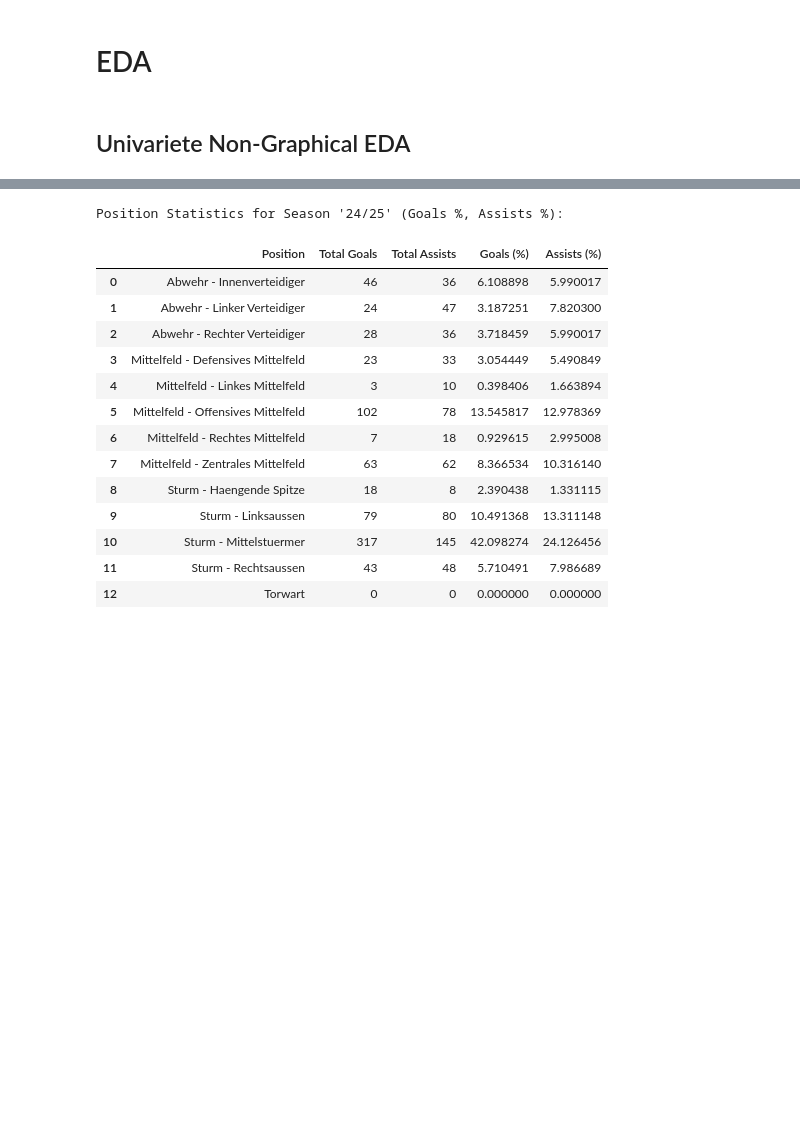
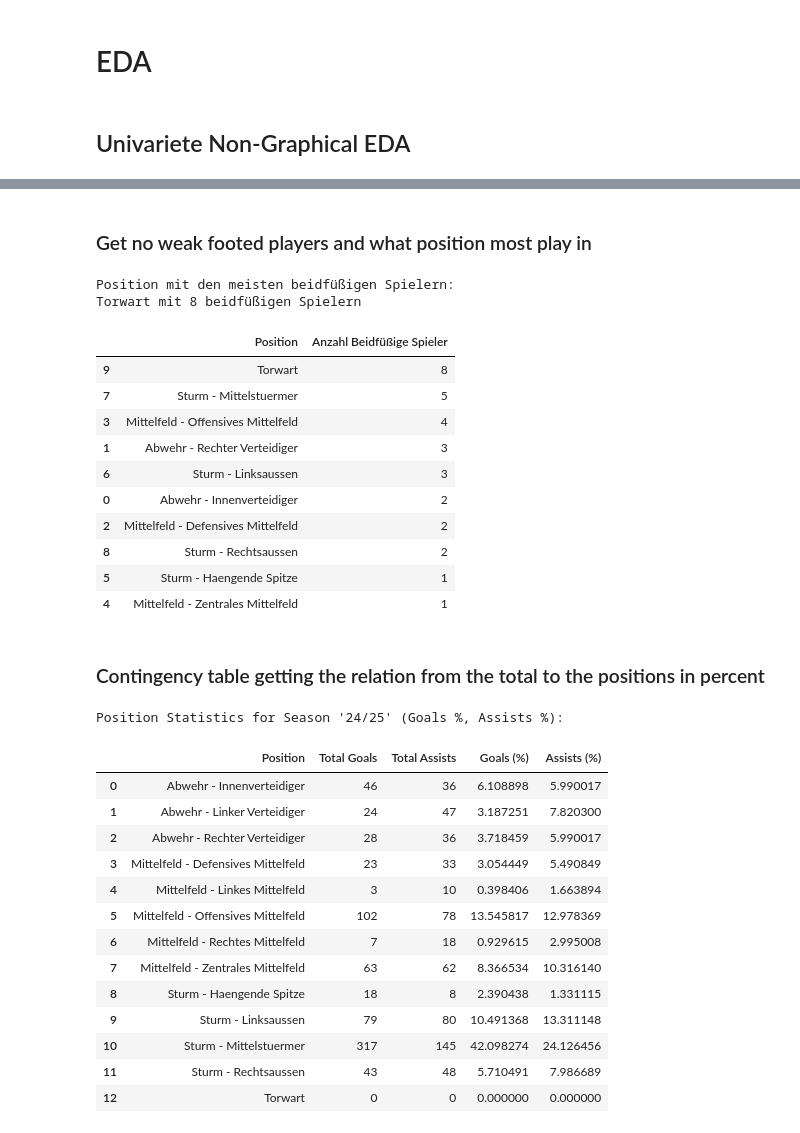
Before and after one commit to loretyan/ProjectDataAnalytics, a Jupyter notebook: Bundesliga.ipynb, the cells around one changed output, grey strips where cells are left out. Cells and saved outputs as stored; diff of their text form; code cells hidden in the pictures; blank space fills up the shorter version.

```diff
--- a/Bundesliga.ipynb
+++ b/Bundesliga.ipynb
@@ -524 +575,40 @@ Position Statistics (Goals, Assists, Average Size):
+# %% [markdown]
+### Get no weak footed players and what position most play in
+# %%
+# Daten filtern: Nur beidfüßige Spieler
+df_beidfüssig = df_spieler[df_spieler['Fuss'] == 'beidfuessig']
+
+# Überprüfen, ob es überhaupt beidfüßige Spieler gibt
+if not df_beidfüssig.empty:
+    # Anzahl der beidfüßigen Spieler pro Position berechnen
+    beidfüssig_position = df_beidfüssig.groupby('Position').size().reset_index(name='Anzahl Beidfüßige Spieler')
+
+    # Position mit den meisten beidfüßigen Spielern identifizieren
+    max_position = beidfüssig_position.loc[beidfüssig_position['Anzahl Beidfüßige Spieler'].idxmax()]
+
+    # Ergebnisse anzeigen
+    print(f"Position mit den meisten beidfüßigen Spielern:")
+    print(f"{max_position['Position']} mit {max_position['Anzahl Beidfüßige Spieler']} beidfüßigen Spielern")
+
+    # Tabelle der Ergebnisse anzeigen
+    beidfüssig_position = beidfüssig_position.sort_values(by='Anzahl Beidfüßige Spieler', ascending=False)
+    display(beidfüssig_position)
+else:
+    print("Es gibt keine beidfüßigen Spieler in den Daten.")
+# %% [output]
+Position mit den meisten beidfüßigen Spielern:
+Torwart mit 8 beidfüßigen Spielern
+|  | Position | Anzahl Beidfüßige Spieler |
+| 9 | Torwart | 8 |
+| 7 | Sturm - Mittelstuermer | 5 |
+| 3 | Mittelfeld - Offensives Mittelfeld | 4 |
+| 1 | Abwehr - Rechter Verteidiger | 3 |
+| 6 | Sturm - Linksaussen | 3 |
+| 0 | Abwehr - Innenverteidiger | 2 |
+| 2 | Mittelfeld - Defensives Mittelfeld | 2 |
+| 8 | Sturm - Rechtsaussen | 2 |
+| 5 | Sturm - Haengende Spitze | 1 |
+| 4 | Mittelfeld - Zentrales Mittelfeld | 1 |
+# %% [markdown]
+### Contingency table getting the relation from the total to the positions in percent
 # %%
```
Also changed, not shown: parts of 16 cells of this notebook.
